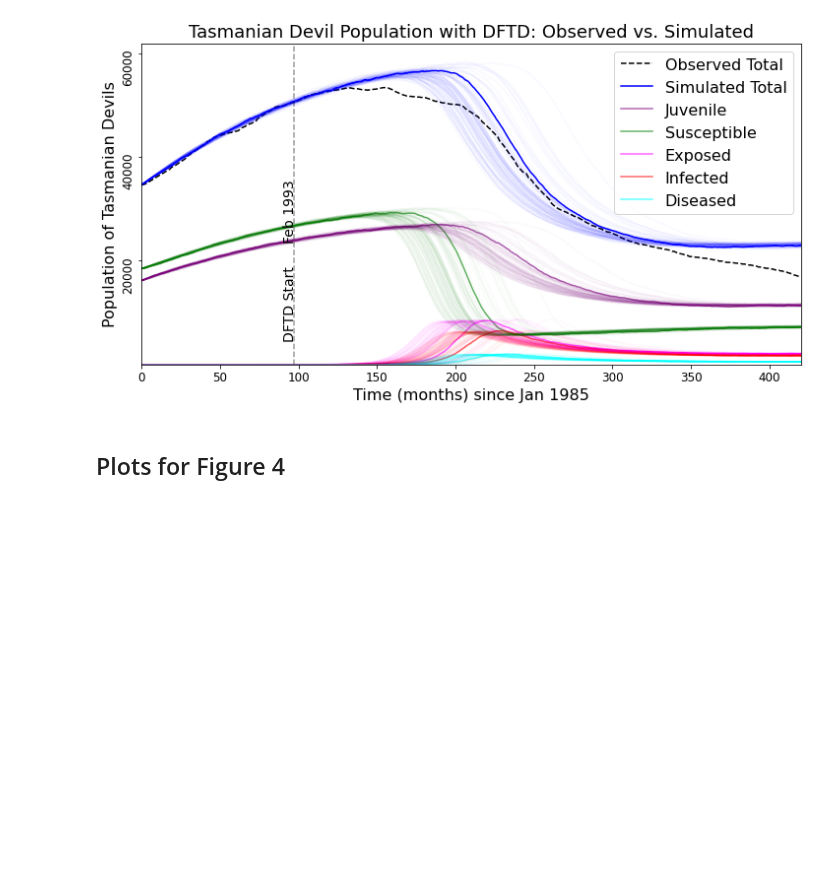
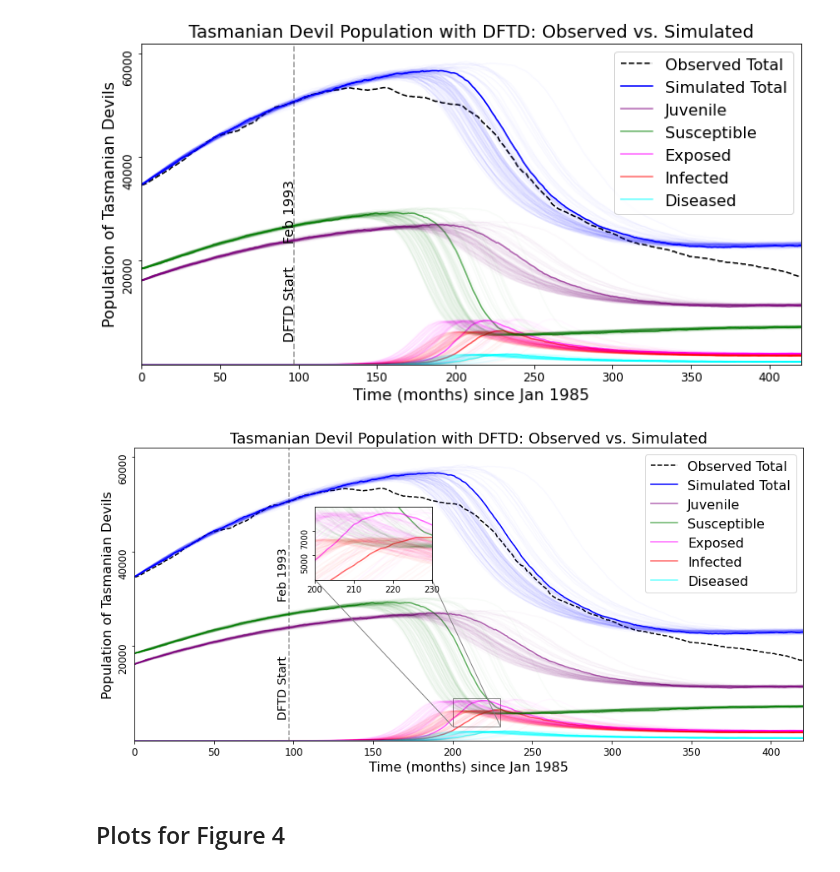
Before and after one commit to StochSS/devils_dftd_modeling, a Jupyter notebook: Fig3_Fig4-Devils_DFTD-Simulation_and_ParameterSweeps.ipynb, the cells around one changed output. Saved outputs shown, nothing was run; the diff lists cells and outputs as text; code cells hidden in the pictures; blank space fills up the shorter version.

```diff
--- a/Fig3_Fig4-Devils_DFTD-Simulation_and_ParameterSweeps.ipynb
+++ b/Fig3_Fig4-Devils_DFTD-Simulation_and_ParameterSweeps.ipynb
@@ -287,6 +331,77 @@ plot_eresult(eresults)
 {'juvenile_concentration': 0.49534348836011316, 'birth_rate': 0.055, 'maturity_rate': 0.04167, 'death_rate_juvenile': 0.006, 'death_rate_over_population': 2.3e-07, 'death_rate_susceptible': 0.02335, ' ...
 L2 = 60822.16 +/-18278.18
 [figure]
+# %%
+from mpl_toolkits.axes_grid.inset_locator import (inset_axes, InsetPosition,mark_inset)
+fig, ax1 = plt.subplots(figsize=[12, 6])
+
+plt.title("Tasmanian Devil Population with DFTD: Observed vs. Simulated", fontsize=18)
+ax1.set_xlabel(f"Time (months) since {dates[0]}", fontsize=16)
+ax1.set_ylabel("Population of Tasmanian Devils", fontsize=16)
+ax1.plot(eresults[0]['time'], obs[0][0], '--', color='black', label='Observed Total')
+ax1.plot(eresults[0]['time'], eresults[0]['Devils'], color='blue', label='Simulated Total')
+ax1.plot(eresults[0]['time'], eresults[0]['Juvenile'], color='purple', alpha=.6, label='Juvenile')
+ax1.plot(eresults[0]['time'], eresults[0]['Susceptible'], color='green', alpha=.6, label='Susceptible')
+ax1.plot(eresults[0]['time'], eresults[0]['Exposed'], color='magenta', alpha=.6, label='Exposed')
+ax1.plot(eresults[0]['time'], eresults[0]['Infected'], color='red', alpha=.6, label='Infected')
+ax1.plot(eresults[0]['time'], eresults[0]['Diseased'], color='cyan', alpha=.6, label='Diseased')
+ax1.plot([variables['DFTD_start'], variables['DFTD_start']], [-3000, carry_cap], '--k', alpha=0.4)
+ax1.text(variables['DFTD_start']-7, 5000, "DFTD Start", rotation="vertical", color="black", fontsize=14)
+ax1.text(variables['DFTD_start']-7, 30000, dates[variables['DFTD_start']], rotation="vertical", color="black", fontsize=14)
+#ax1.set_xlim([0, result[0]['time'][-1]])
+#ax1.set_ylim([-3000, max(devil_pop)*1.25])
+ax1.tick_params(axis='x', labelsize=12)
+ax1.set_yticks([20000,40000,60000])
+ax1.tick_params(axis='y',labelsize=12, labelrotation=90)
+ax1.legend(loc='upper right', fontsize=16)
+ax1.set_ylim([0, carry_cap])
+ax1.set_xlim(0,eresults[0]['time'][-1])
+for n,r in enumerate(eresults):
+    if n==0: continue
+    ax1.plot(eresults[n]['time'], eresults[n]['Devils'],'b', alpha=0.025)
+    ax1.plot(eresults[n]['time'], eresults[n]['Juvenile'], color='purple', alpha=0.025, label='Juvenile')
+    ax1.plot(eresults[n]['time'], eresults[n]['Susceptible'], color='green', alpha=0.025, label='Susceptible')
+    ax1.plot(eresults[n]['time'], eresults[n]['Exposed'], color='magenta', alpha=0.025, label='Exposed')
+    ax1.plot(eresults[n]['time'], eresults[n]['Infected'], color='red', alpha=0.025, label='Infected')
+    ax1.plot(eresults[n]['time'], eresults[n]['Diseased'], color='cyan', alpha=0.025, label='Diseased')
+
+ax2 = plt.axes([0,0,1,1])
+# Manually set the position and relative size of the inset axes within ax1
+ip = InsetPosition(ax1, [0.27,0.55,0.175,0.25])
+ax2.set_axes_locator(ip)
+# Mark the region corresponding to the inset axes on ax1 and draw lines
+# in grey linking the two axes.
+mark_inset(ax1, ax2, loc1=4, loc2=3, fc="none", ec='0.5')
+
+# plot in the inset
+inst=200
+ined=inst+31
+#ax2.plot(range(len(devil_pop))[inst:ined], devil_pop[inst:ined], '--k', label='Observed Total')
+#ax2.plot(eresults[0]['time'][inst:ined], eresults[0]['Devils'][inst:ined],'b', label="Simulation")
+ax2.plot(eresults[0]['time'], eresults[0]['Juvenile'], color='purple', alpha=.6, label='Juvenile')
+ax2.plot(eresults[0]['time'], eresults[0]['Susceptible'], color='green', alpha=.6, label='Susceptible')
+ax2.plot(eresults[0]['time'], eresults[0]['Exposed'], color='magenta', alpha=.6, label='Exposed')
+ax2.plot(eresults[0]['time'], eresults[0]['Infected'], color='red', alpha=.6, label='Infected')
+ax2.plot(eresults[0]['time'], eresults[0]['Diseased'], color='cyan', alpha=.6, label='Diseased')
+for n,r in enumerate(eresults):
+    if n==0: continue
+    #ax2.plot(eresults[n]['time'][inst:ined], eresults[n]['Devils'][inst:ined],'b', alpha=0.05)
+    ax2.plot(eresults[n]['time'], eresults[n]['Devils'],'b', alpha=0.03)
+    ax2.plot(eresults[n]['time'], eresults[n]['Juvenile'], color='purple', alpha=0.025, label='Juvenile')
+    ax2.plot(eresults[n]['time'], eresults[n]['Susceptible'], color='green', alpha=0.025, label='Susceptible')
+    ax2.plot(eresults[n]['time'], eresults[n]['Exposed'], color='magenta', alpha=0.025, label='Exposed')
+    ax2.plot(eresults[n]['time'], eresults[n]['Infected'], color='red', alpha=0.025, label='Infected')
+    ax2.plot(eresults[n]['time'], eresults[n]['Diseased'], color='cyan', alpha=0.025, label='Diseased')
+ax2.set_xlim(inst,ined-1)
+ax2.set_ylim(3000,9000)
+ax2.set_yticks([5000,7000])
+ax2.tick_params(axis='y', labelrotation=90)
+
+plt.tight_layout()
+#plt.savefig("DevilsDFTD_Data_DFTDsim.pdf")
+plt.savefig("figure3B.pdf")
+# %% [output]
+[figure, added]
 # %% [markdown]
 ## Plots for Figure 4
 # %%
```
Also changed, not shown: parts of 3 cells of this notebook.
